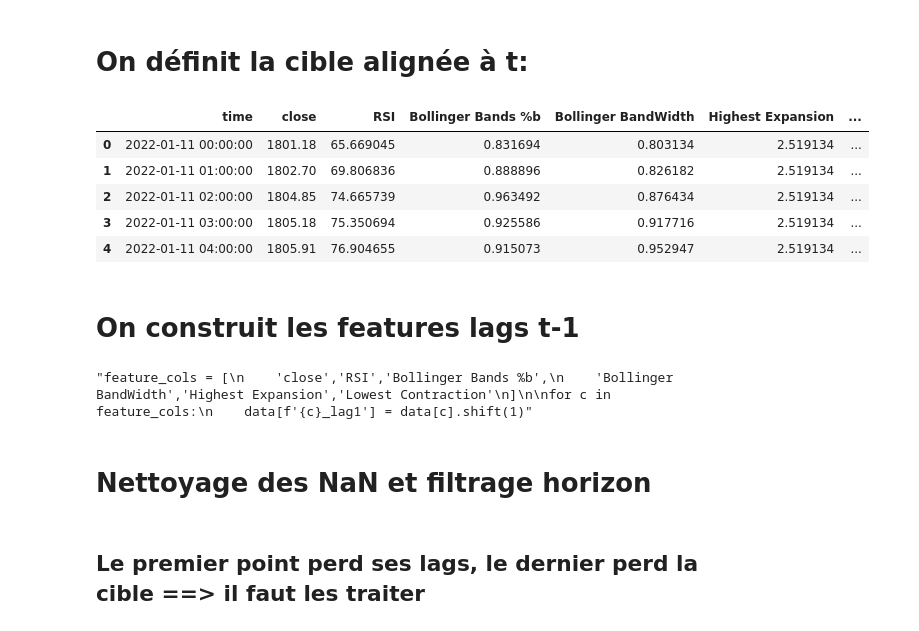
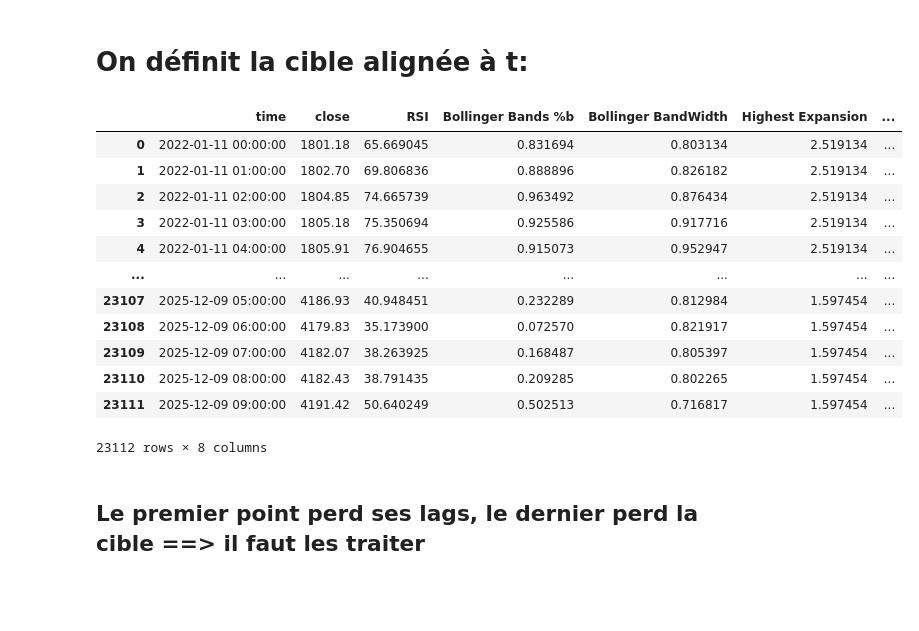
Before and after one commit to loic06/Forecasting-Gold-Price, a Jupyter notebook: notebooks/Baseline_Model_Loic.ipynb, the cells around one changed output. Cells and saved outputs as stored; diff of their text form; code cells hidden in the pictures; blank space fills up the shorter version.

```diff
--- a/notebooks/Baseline_Model_Loic.ipynb
+++ b/notebooks/Baseline_Model_Loic.ipynb
@@ -164,23 +164,18 @@ sns.heatmap(correlation_matrix,annot=True)
 # cible = close à l’instant suivant
 data['target_close_t'] = data['close'].shift(-1)
 # %%
-data.head(5)
+data
 # %% [output]
 |  | time | close | RSI | Bollinger Bands %b | Bollinger BandWidth | Highest Expansion | ... |
 | 0 | 2022-01-11 00:00:00 | 1801.18 | 65.669045 | 0.831694 | 0.803134 | 2.519134 | ... |
 | 1 | 2022-01-11 01:00:00 | 1802.70 | 69.806836 | 0.888896 | 0.826182 | 2.519134 | ... |
 | 2 | 2022-01-11 02:00:00 | 1804.85 | 74.665739 | 0.963492 | 0.876434 | 2.519134 | ... |
 | 3 | 2022-01-11 03:00:00 | 1805.18 | 75.350694 | 0.925586 | 0.917716 | 2.519134 | ... |
 | 4 | 2022-01-11 04:00:00 | 1805.91 | 76.904655 | 0.915073 | 0.952947 | 2.519134 | ... |
+| ... | ... | ... | ... | ... | ... | ... | ... |
+| 23107 | 2025-12-09 05:00:00 | 4186.93 | 40.948451 | 0.232289 | 0.812984 | 1.597454 | ... |
+| 23108 | 2025-12-09 06:00:00 | 4179.83 | 35.173900 | 0.072570 | 0.821917 | 1.597454 | ... |
+| 23109 | 2025-12-09 07:00:00 | 4182.07 | 38.263925 | 0.168487 | 0.805397 | 1.597454 | ... |
+| 23110 | 2025-12-09 08:00:00 | 4182.43 | 38.791435 | 0.209285 | 0.802265 | 1.597454 | ... |
+| 23111 | 2025-12-09 09:00:00 | 4191.42 | 50.640249 | 0.502513 | 0.716817 | 1.597454 | ... |
+23112 rows × 8 columns
-# %% [markdown]
-# On construit les features lags t-1
-# %%
-'''feature_cols = [
-    'close','RSI','Bollinger Bands %b',
-    'Bollinger BandWidth','Highest Expansion','Lowest Contraction'
-]
-
-for c in feature_cols:
-    data[f'{c}_lag1'] = data[c].shift(1)'''
-# %% [output]
-"feature_cols = [\n    'close','RSI','Bollinger Bands %b',\n    'Bollinger BandWidth','Highest Expansion','Lowest Contraction'\n]\n\nfor c in feature_cols:\n    data[f'{c}_lag1'] = data[c].shift(1)"
@@ -189,4 +182,2 @@ for c in feature_cols:
-# %% [markdown]
-# Nettoyage des NaN et filtrage horizon
 # %% [markdown]
 ## Le premier point perd ses lags, le dernier perd la cible ==> il faut les traiter
```
Also changed, not shown: parts of 8 cells of this notebook.
